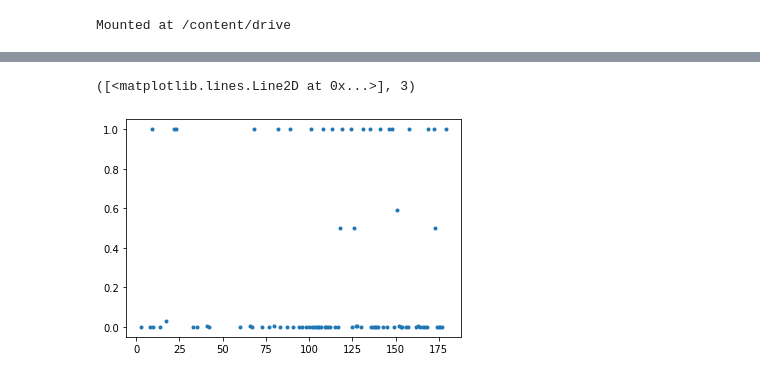
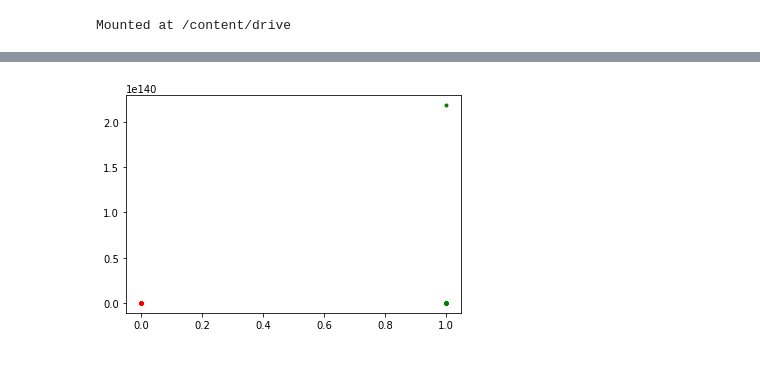
Before and after one commit to RK22000/Rahuls-Another-Motion-Picture-Review-Classifier, a Jupyter notebook: RAMPRC.ipynb, the cells around one changed output, grey strips where cells are left out. Saved outputs shown, nothing was run; the diff lists cells and outputs as text; code cells hidden in the pictures.

```diff
--- a/RAMPRC.ipynb
+++ b/RAMPRC.ipynb
@@ -565,11 +447,6 @@ class Tester:
-# %%
-x, y = [], []
-for i, review in enumerate( data_sets.valid_set.pos_data+data_sets.valid_set.neg_data ):
-    if model.prob_pos_review(review) > 1.1: continue
-    x+=[i]
-    y+=[model.prob_pos_review(review)]
-plt.plot(x, y, "."), x[0]
-# %% [output]
-([<matplotlib.lines.Line2D at 0x...>], 3)
-[figure, removed]
+# %%
+tester = Tester(model, data_sets.valid_set)
+tester.plot_scores()
+# %% [output]
+[figure, added]
 # %%
```
Also changed, not shown: parts of 40 cells of this notebook.
